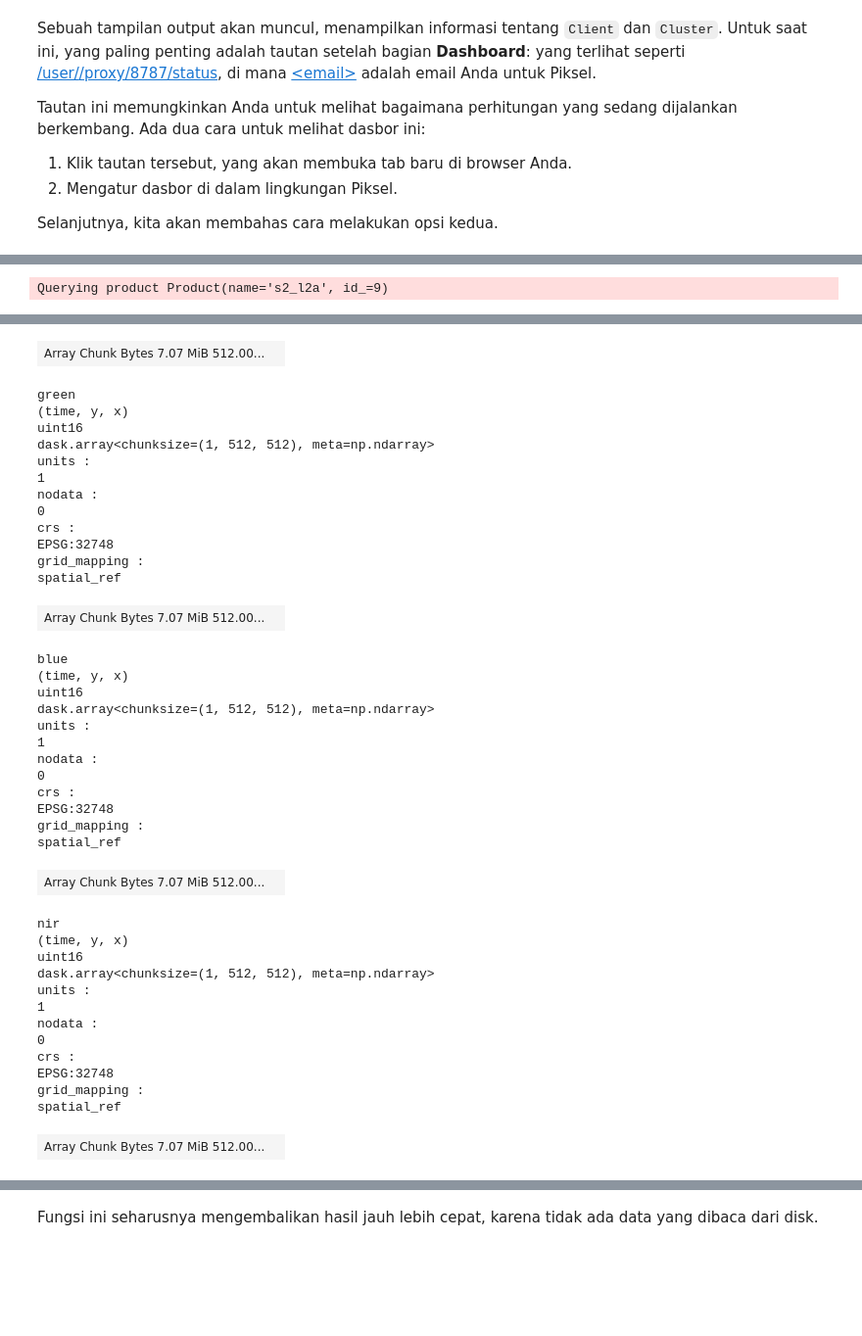
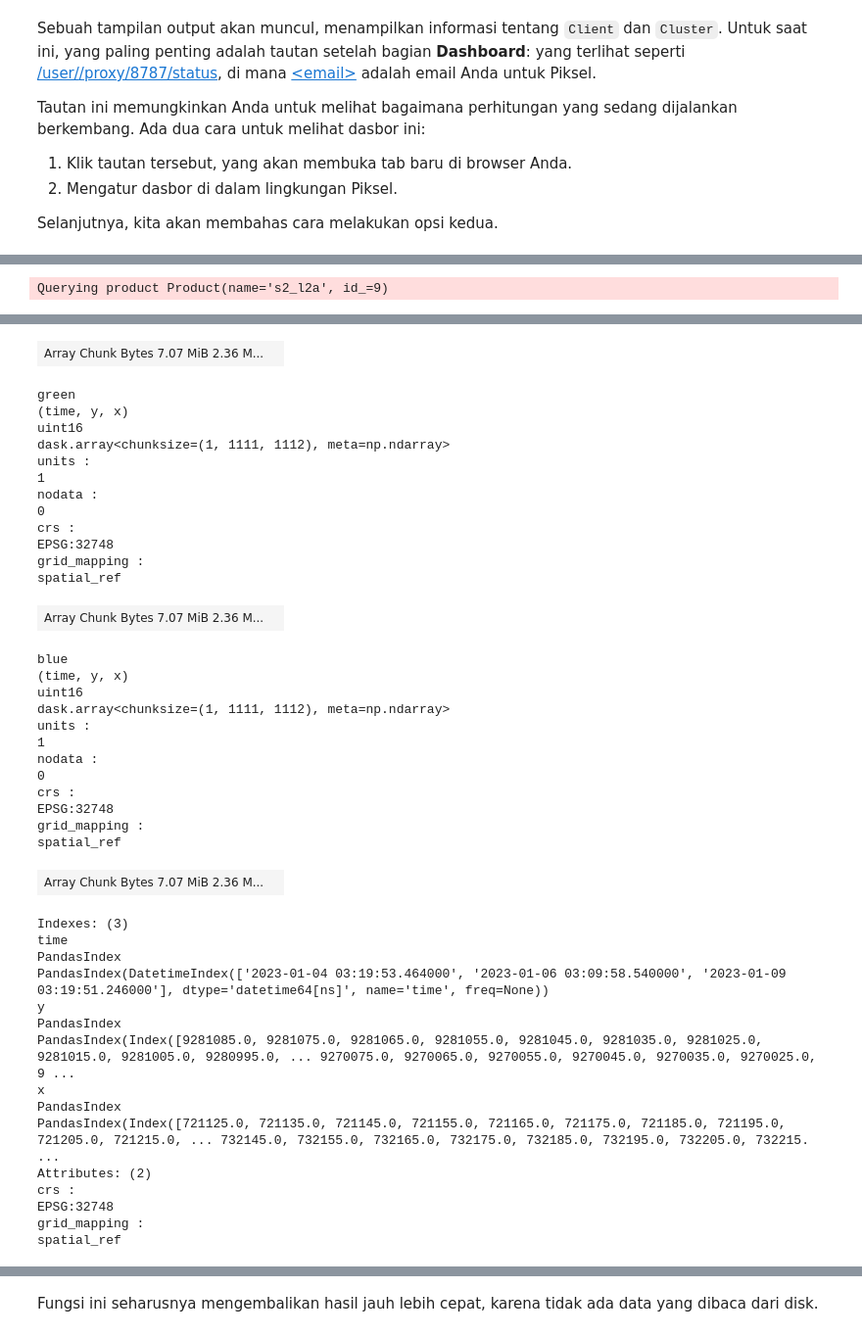
Before and after one commit to teguhsulistian/piksel-notebooks, a Jupyter notebook: Indonesia/01-Panduan-Pengguna/08_Parallel_processing_dgn_dask.ipynb, the cells around one changed output, grey strips where cells are left out. Shown at 98% size. Saved outputs shown, nothing was run; the diff lists cells and outputs as text; code cells hidden in the pictures; blank space fills up the shorter version.

```diff
--- a/Indonesia/01-Panduan-Pengguna/08_Parallel_processing_dgn_dask.ipynb
+++ b/Indonesia/01-Panduan-Pengguna/08_Parallel_processing_dgn_dask.ipynb
@@ -101,7 +77,7 @@ Di bawah ini, kami menunjukkan contoh pemuatan data standar:
 
 data = dc.load(
     product="s2_l2a",
-    measurements=['red', 'green', 'blue','nir'],
+    measurements=['red', 'green', 'blue'],
     output_crs="EPSG:32748",
     resolution=10,
     time=('2023-01-01', '2023-01-10'),
@@ -192,13 +168,13 @@ Untuk meminta data yang dimuat secara tunda, tambahkan parameter `dask_chunks` k
 # %%
 lazy_data = dc.load(
     product="s2_l2a",
-    measurements=['red', 'green', 'blue','nir'],
+    measurements=['red', 'green', 'blue'],
     output_crs="EPSG:32748",
     resolution=10,
     time=('2023-01-01', '2023-01-10'),
     longitude=(107.0, 107.1),
     latitude=(-6.6, -6.5),
-    dask_chunks={"time": 1, "x": 512, "y": 512},
+    dask_chunks={"time": 1, "x": 3000, "y": 3000},
     group_by="solar_day"
 
 )
@@ -210,24 +186,24 @@ Querying product Product(name='s2_l2a', id_=9)
 xarray.Dataset
 Dimensions:
 time: 3
 y: 1111
 x: 1112
 Coordinates: (4)
 time
 (time)
 datetime64[ns]
 2023-01-04T03:19:53.464000 ... 2...
 units :
 ... (74 lines left out)
 crs :
 EPSG:32748
 grid_mapping :
 spatial_ref
-| Array Chunk Bytes 7.07 MiB 512.00... |  |
+| Array Chunk Bytes 7.07 MiB 2.36 M... |  |
 green
 (time, y, x)
 uint16
-dask.array<chunksize=(1, 512, 512), meta=np.ndarray>
+dask.array<chunksize=(1, 1111, 1112), meta=np.ndarray>
 units :
 1
 nodata :
@@ -236,11 +212,11 @@ crs :
 EPSG:32748
 grid_mapping :
 spatial_ref
-| Array Chunk Bytes 7.07 MiB 512.00... |  |
+| Array Chunk Bytes 7.07 MiB 2.36 M... |  |
 blue
 (time, y, x)
 uint16
-dask.array<chunksize=(1, 512, 512), meta=np.ndarray>
+dask.array<chunksize=(1, 1111, 1112), meta=np.ndarray>
 units :
 1
 nodata :
@@ -249,17 +225,19 @@ crs :
 EPSG:32748
 grid_mapping :
 spatial_ref
-| Array Chunk Bytes 7.07 MiB 512.00... |  |
+| Array Chunk Bytes 7.07 MiB 2.36 M... |  |
-nir
-(time, y, x)
-uint16
-dask.array<chunksize=(1, 512, 512), meta=np.ndarray>
-units :
-1
-nodata :
-0
+Indexes: (3)
+time
+PandasIndex
+PandasIndex(DatetimeIndex(['2023-01-04 03:19:53.464000', '2023-01-06 03:09:58.540000', '2023-01-09 03:19:51.246000'], dtype='datetime64[ns]', name='time', freq=None))
+y
+PandasIndex
+PandasIndex(Index([9281085.0, 9281075.0, 9281065.0, 9281055.0, 9281045.0, 9281035.0, 9281025.0, 9281015.0, 9281005.0, 9280995.0, ... 9270075.0, 9270065.0, 9270055.0, 9270045.0, 9270035.0, 9270025.0, 9 ...
+x
+PandasIndex
+PandasIndex(Index([721125.0, 721135.0, 721145.0, 721155.0, 721165.0, 721175.0, 721185.0, 721195.0, 721205.0, 721215.0, ... 732145.0, 732155.0, 732165.0, 732175.0, 732185.0, 732195.0, 732205.0, 732215. ...
+Attributes: (2)
 crs :
 EPSG:32748
 grid_mapping :
 spatial_ref
-| Array Chunk Bytes 7.07 MiB 512.00... |  |
```
Also changed, not shown: parts of 35 cells of this notebook, 2 other files.
